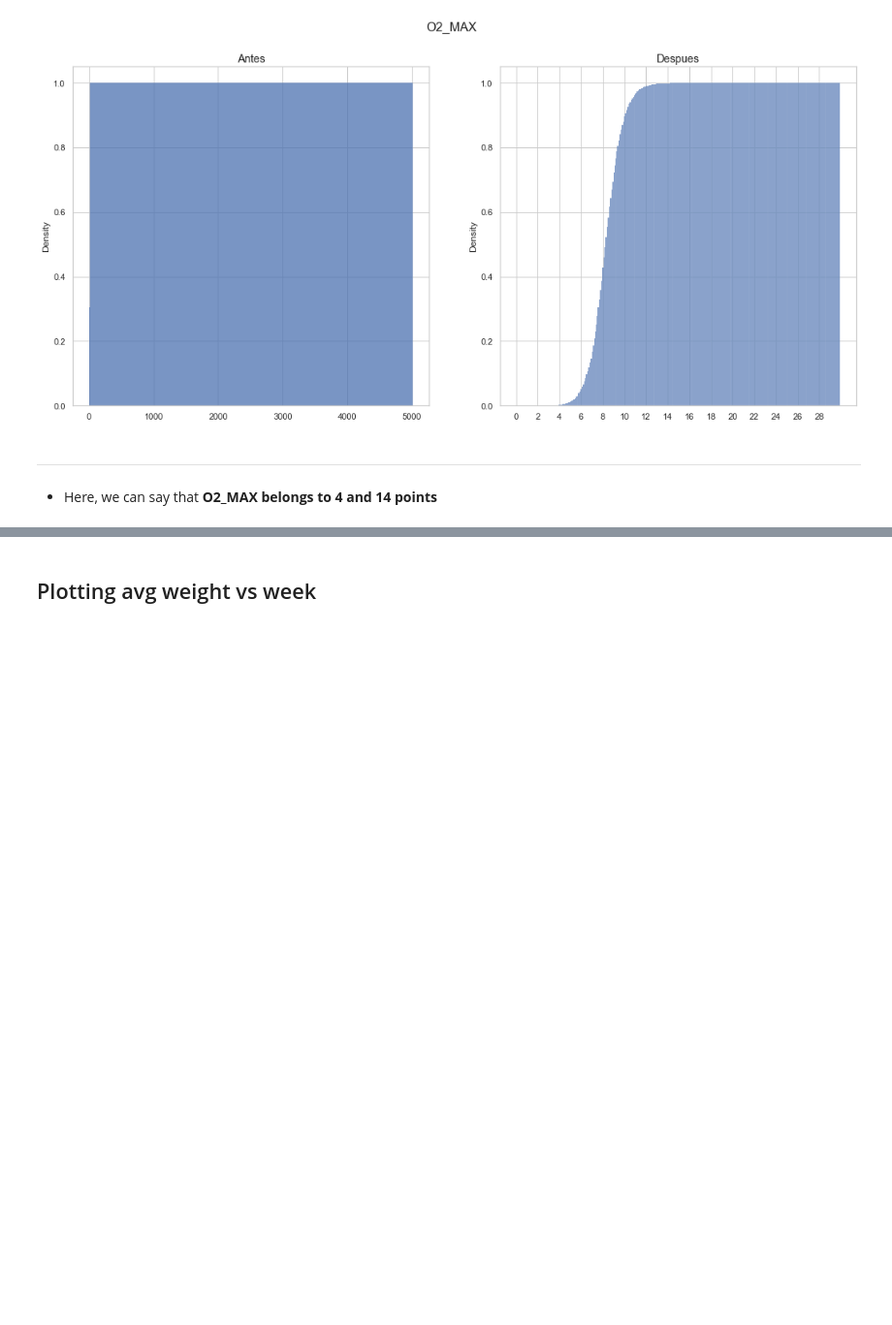
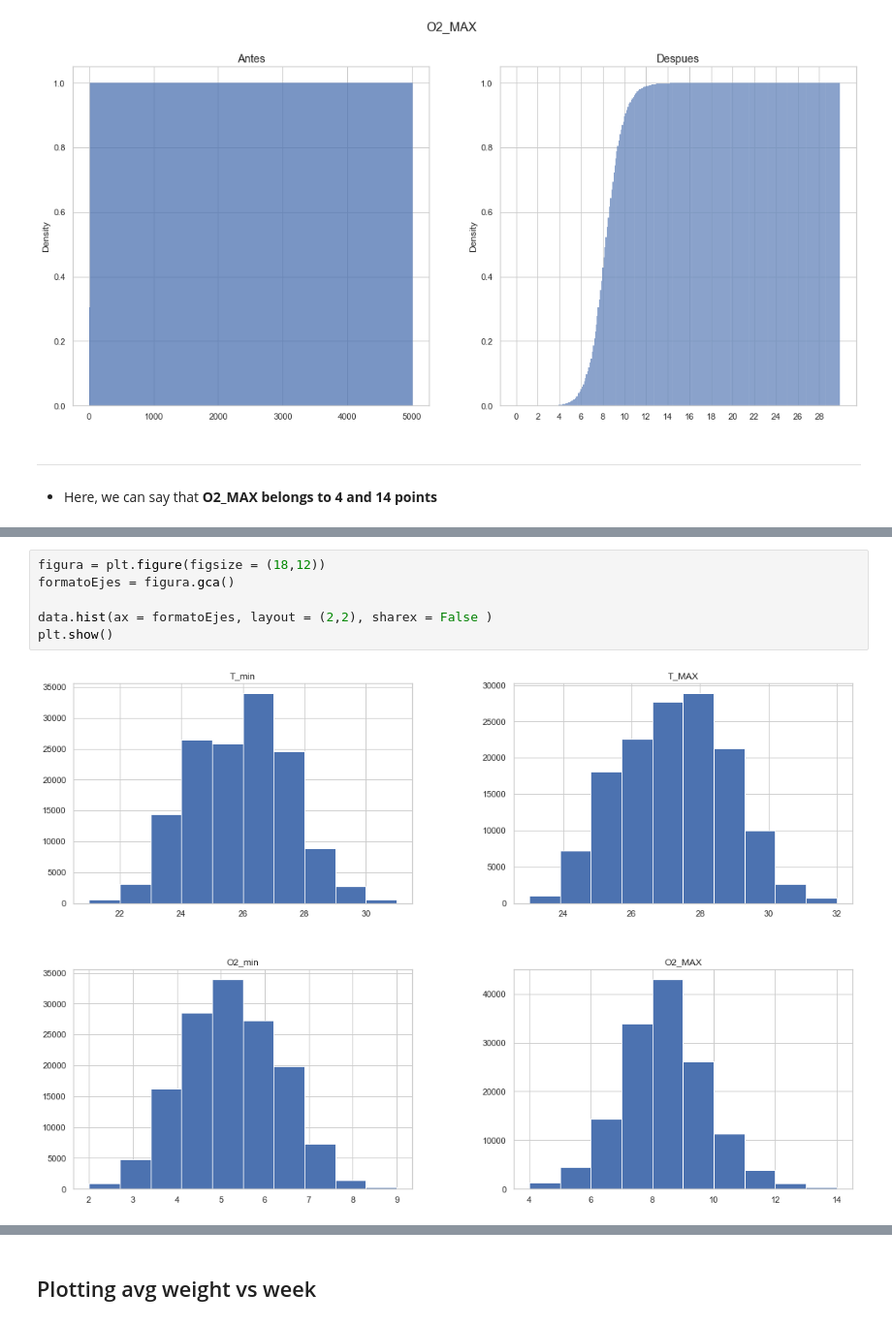
Before and after one commit to marlonZapata/tesis, a Jupyter notebook: jupyter-notebooks/3. Data Analysis - II.ipynb, the cells around one changed output, grey strips where cells are left out. Shown at 97% size. Cells and saved outputs as stored; diff of their text form; blank space fills up the shorter version.

Commit message:
Density plot of Transformed Tuned Data

```diff
--- a/jupyter-notebooks/3. Data Analysis - II.ipynb
+++ b/jupyter-notebooks/3. Data Analysis - II.ipynb
@@ -380,0 +313,8 @@ data.describe()
+# %%
+figura = plt.figure(figsize = (18,12))
+formatoEjes = figura.gca()
+
+data.hist(ax = formatoEjes, layout = (2,2), sharex = False )
+plt.show()
+# %% [output]
+[figure, added]
```
Also changed, not shown: parts of 37 cells of this notebook.
